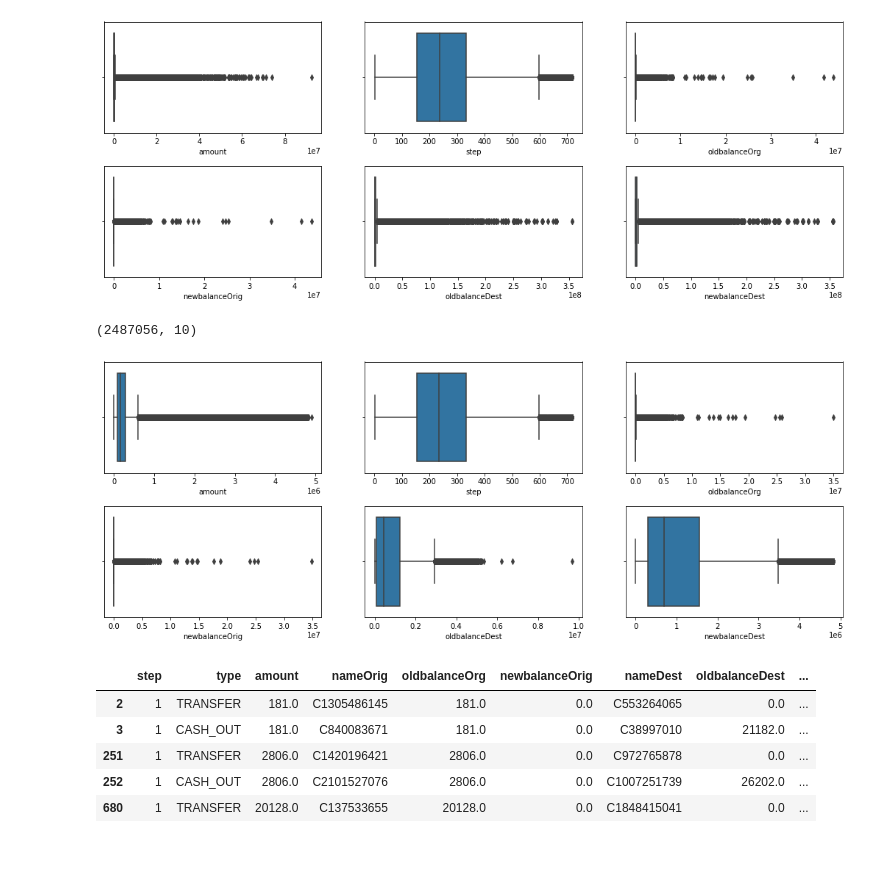
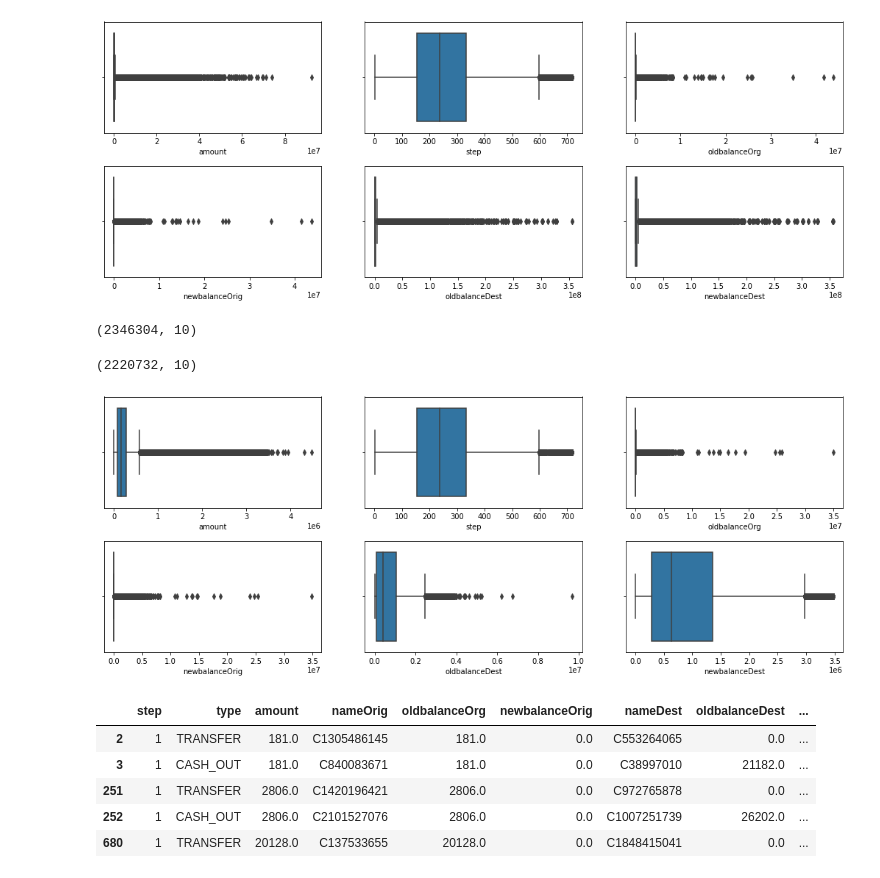
Before and after one commit to bruno154/project-6-blocker-fraud-company, a Jupyter notebook: notebooks/pa002_blocker_fraud2.ipynb, the cells around one changed output. Saved outputs shown, nothing was run; the diff lists cells and outputs as text; code cells hidden in the pictures.

```diff
--- a/notebooks/pa002_blocker_fraud2.ipynb
+++ b/notebooks/pa002_blocker_fraud2.ipynb
@@ -463,19 +452,42 @@ explorer.multi_boxplots(['amount', 'step','oldbalanceOrg','newbalanceOrig','oldb
 # %% [output]
 [figure]
 # %%
-# Eliminando os Outliers
+# Eliminando os Outliers - Pandas
 
+# Passada 1
 for var in ['amount', 'step', 'oldbalanceOrg', 'newbalanceOrig', 'oldbalanceDest', 'newbalanceDest']:
     treino = drop_outliers(var, train_neg)
 
-treino.shape
+# Passada 2
+for var in ['amount', 'step', 'oldbalanceOrg', 'newbalanceOrig', 'oldbalanceDest', 'newbalanceDest']:
+    treino1 = drop_outliers(var, treino)
+
+treino1.shape
 # %% [output]
-(2487056, 10)
+(2346304, 10)
+# %%
+# Eliminando os Outliers - Vaex
+
+# Separando as observações com classe positiva
+train_pos_vaex = train_vaex[train_vaex['isFraud']==1]
+train_neg_vaex = train_vaex[train_vaex['isFraud']==0]
+
+# Passada 1
+for var in ['amount', 'step', 'oldbalanceOrg', 'newbalanceOrig', 'oldbalanceDest', 'newbalanceDest']:
+    treino_vaex = drop_outliers_vaex(var, train_neg_vaex)
+
+# Passada 2
+for var in ['amount', 'step', 'oldbalanceOrg', 'newbalanceOrig', 'oldbalanceDest', 'newbalanceDest']:
+    treino_vaex1 = drop_outliers_vaex(var, treino_vaex)
+
+treino_vaex1.shape
+# %% [output]
+(2220732, 10)
 # %%
-explorer1 = mtb.EDA(treino)
+explorer1 = mtb.EDA(treino1)
 explorer1.multi_boxplots(['amount', 'step','oldbalanceOrg','newbalanceOrig','oldbalanceDest','newbalanceDest'])
 # %% [output]
-[figure, old version]
+[figure, new version]
 # %%
 # Unindo classe negativa e positiva
 
```
Also changed, not shown: parts of 5 cells of this notebook.
